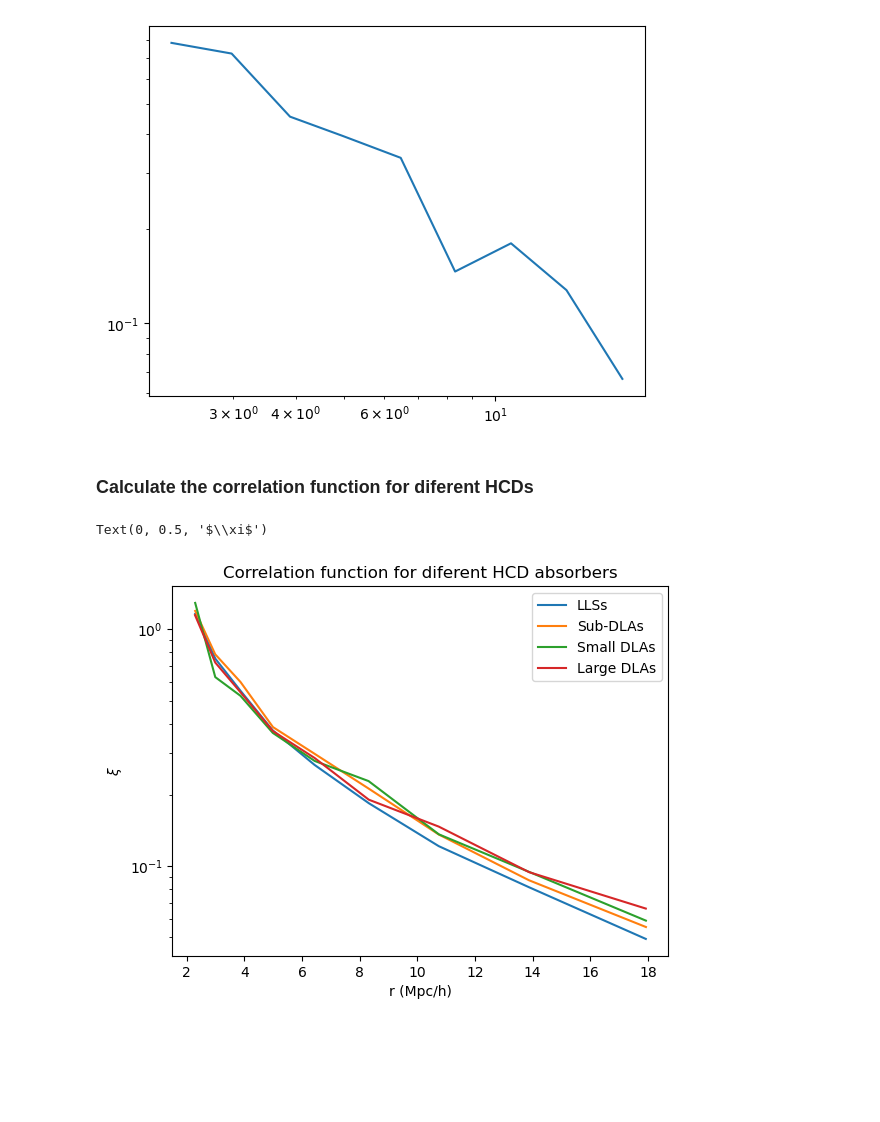
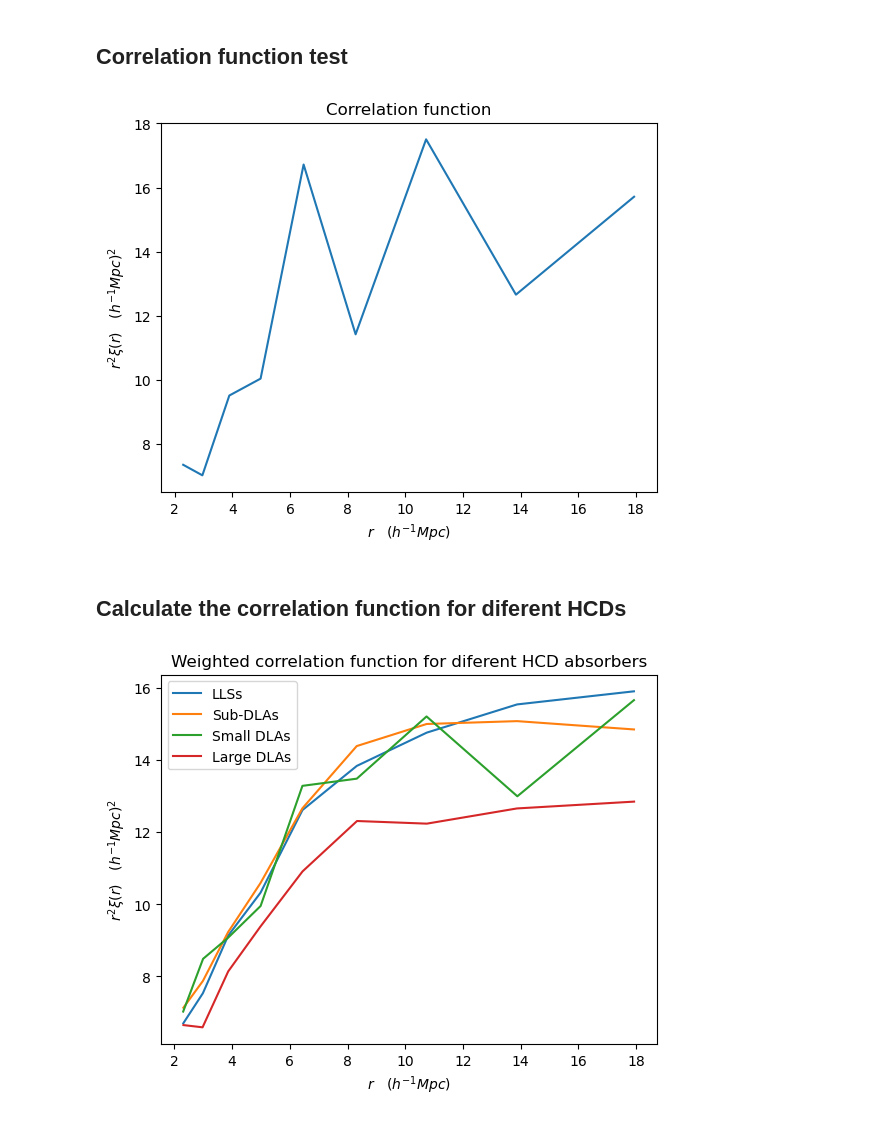
Before and after one commit to andreufont/astrid_hcd, a Jupyter notebook: Corrfunction.ipynb, the cells around one changed output. Saved outputs shown, nothing was run; the diff lists cells and outputs as text; code cells hidden in the pictures; blank space fills up the shorter version.

```diff
--- a/Corrfunction.ipynb
+++ b/Corrfunction.ipynb
@@ -60,5 +69,7 @@ def DLAs_coords(mincolden, maxcolden, fname_on):
+# %% [markdown]
+## Correlation function test
 # %%
-coords = DLAs_coords(1e22, 1e23, fname_on)
+coords = HCDs_coords(1e22, 1e23)
 # %%
 binf = np.logspace(np.log10(2), np.log10(20), 10)
 x=coords["x"]
@@ -66,14 +77,13 @@ y=coords["y"]
 z=coords["z"]
 func = Corrfunc.theory.xi(boxsize=250.0, nthreads=1, binfile=binf, X=x,Y=y,Z=z, output_ravg=True)
 # %%
-#plt.plot(func["ravg"], func["ravg"]**2 *func["xi"])
-plt.plot(func["ravg"], func["xi"])
-plt.xscale("log")
-
-plt.yscale("log")
+plt.plot(func["ravg"], func["ravg"]**2 * func["xi"])
+plt.title("Correlation function")
+plt.xlabel(r"$r\quad(h^{-1}Mpc)$")
+plt.ylabel(r"$r^2\xi(r)\quad(h^{-1}Mpc)^2$")
 plt.show()
 # %% [output]
-[figure, old version]
+[figure, new version]
 # %% [markdown]
-### Calculate the correlation function for diferent HCDs
+## Calculate the correlation function for diferent HCDs
 # %%
@@ -88,16 +98,14 @@ func_subDLAs = Corrfunc.theory.xi(boxsize=250.0, nthreads=1, binfile=binf, X=coo
 func_smallDLAs = Corrfunc.theory.xi(boxsize=250.0, nthreads=1, binfile=binf, X=coords_smallDLAs["x"],Y=coords_smallDLAs["y"],Z=coords_smallDLAs["z"], output_ravg=True)
 func_largeDLAs = Corrfunc.theory.xi(boxsize=250.0, nthreads=1, binfile=binf, X=coords_largeDLAs["x"],Y=coords_largeDLAs["y"],Z=coords_largeDLAs["z"], output_ravg=True)
 # %%
-plt.plot(func_LLSs["ravg"], func_LLSs["xi"], label = "LLSs")
-plt.plot(func_subDLAs["ravg"],func_subDLAs["xi"], label = "Sub-DLAs")
-plt.plot(func_smallDLAs["ravg"], func_smallDLAs["xi"], label = "Small DLAs")
-plt.plot(func_largeDLAs["ravg"], func_largeDLAs["xi"], label = "Large DLAs")
-#plt.xscale("log")
-plt.yscale("log")
+plt.plot(func_LLSs["ravg"], func_LLSs["ravg"]**2 * func_LLSs["xi"], label = "LLSs")
+plt.plot(func_subDLAs["ravg"], func_subDLAs["ravg"]**2 * func_subDLAs["xi"], label = "Sub-DLAs")
+plt.plot(func_smallDLAs["ravg"], func_smallDLAs["ravg"]**2 * func_smallDLAs["xi"], label = "Small DLAs")
+plt.plot(func_largeDLAs["ravg"], func_largeDLAs["ravg"]**2 * func_largeDLAs["xi"], label = "Large DLAs")
 plt.legend()
-plt.title("Correlation function for diferent HCD absorbers")
-plt.xlabel("r (Mpc/h)")
-plt.ylabel(r"$\xi$")
+plt.title("Weighted correlation function for diferent HCD absorbers")
+plt.xlabel(r"$r\quad(h^{-1}Mpc)$")
+plt.ylabel(r"$r^2\xi(r)\quad(h^{-1}Mpc)^2$")
+plt.savefig("r2corrfunc.png")
 # %% [output]
-Text(0, 0.5, '$\\xi$')
-[figure, old version]
+[figure, new version]
```
Also changed, not shown: parts of 13 cells of this notebook, 9 other files.
